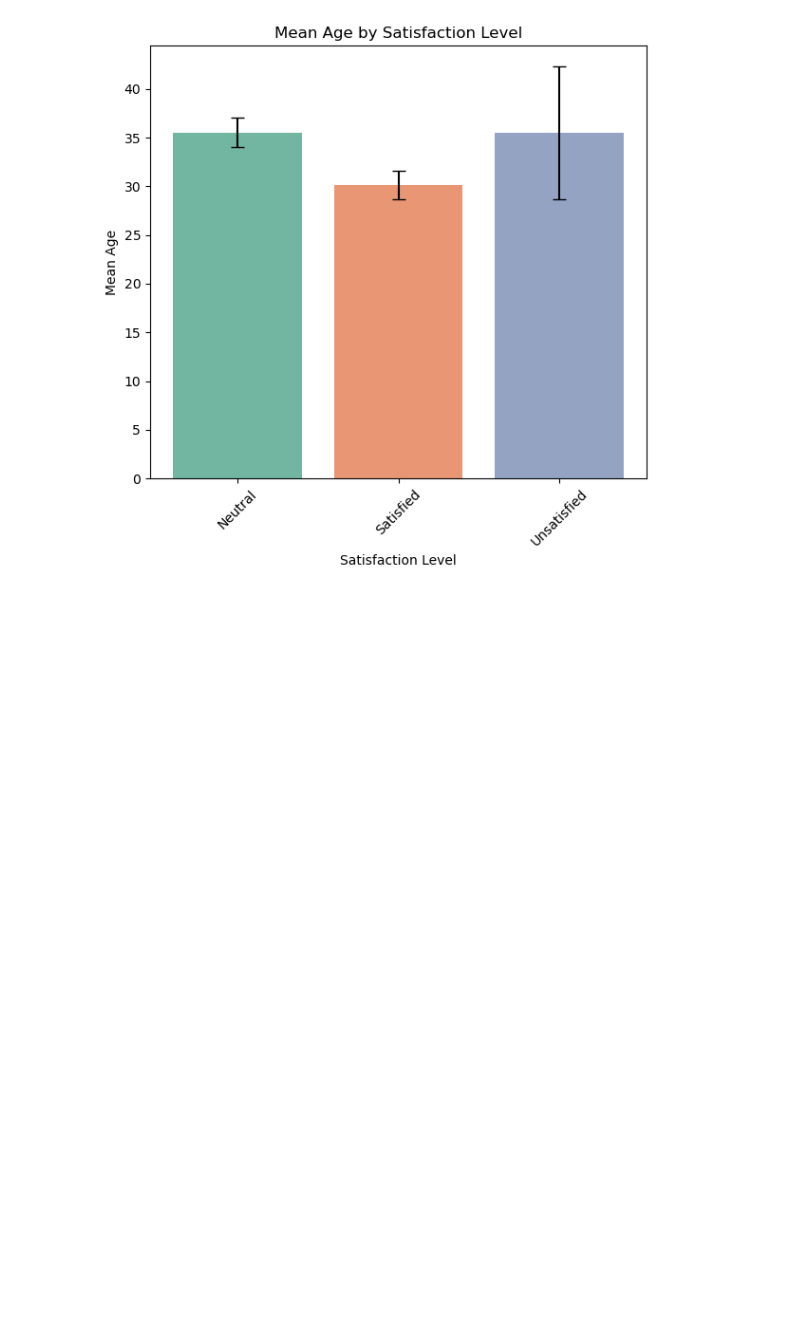
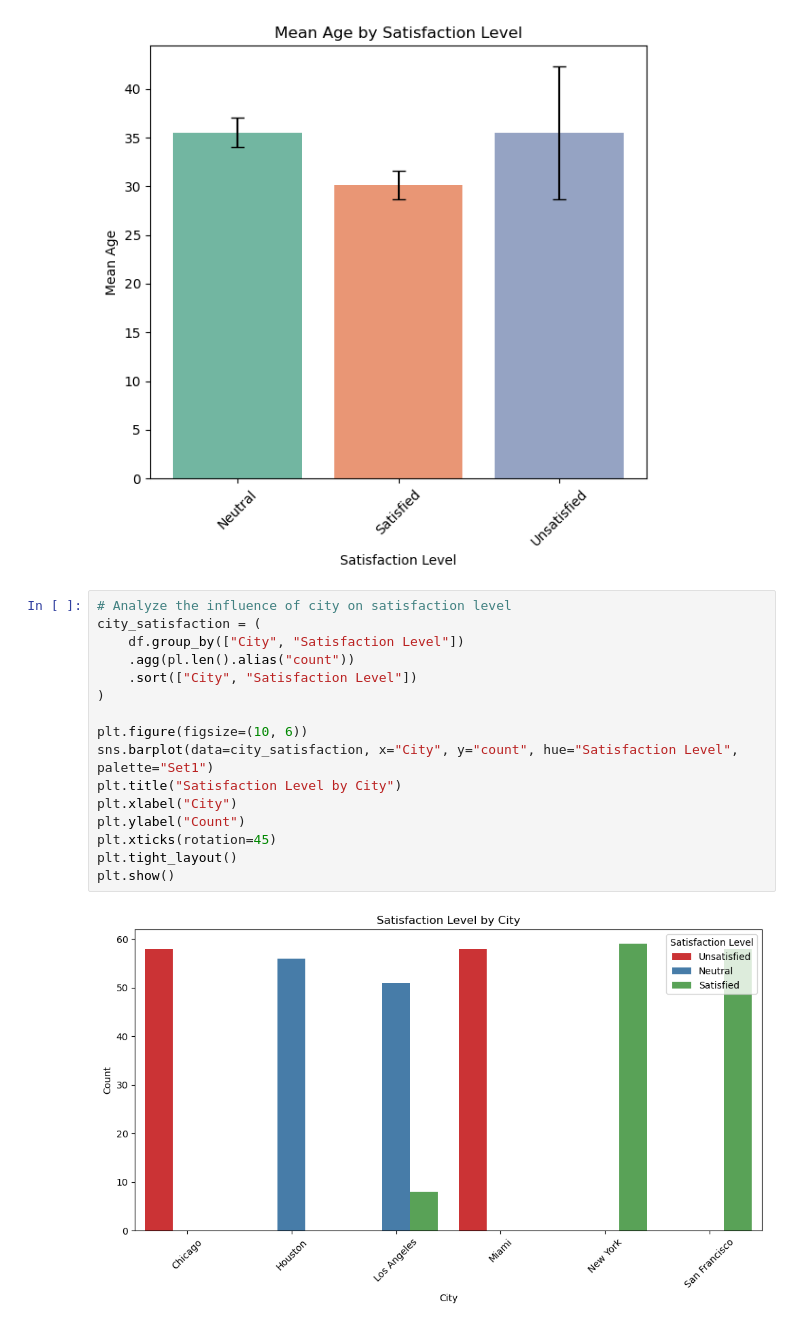
Before and after one commit to KubaBogacz/WebSystemsAnalysis, a Jupyter notebook: AoWBSProject2/task_1.ipynb, the cells around one changed output. Drawn from its saved outputs; the diff is of its cells as text; blank space fills up the shorter version.

```diff
--- a/AoWBSProject2/task_1.ipynb
+++ b/AoWBSProject2/task_1.ipynb
@@ -211,3 +211,21 @@ plt.tight_layout()
 plt.show()
 # %% [output]
 [figure]
+# %%
+# Analyze the influence of city on satisfaction level
+city_satisfaction = (
+    df.group_by(["City", "Satisfaction Level"])
+    .agg(pl.len().alias("count"))
+    .sort(["City", "Satisfaction Level"])
+)
+
+plt.figure(figsize=(10, 6))
+sns.barplot(data=city_satisfaction, x="City", y="count", hue="Satisfaction Level", palette="Set1")
+plt.title("Satisfaction Level by City")
+plt.xlabel("City")
+plt.ylabel("Count")
+plt.xticks(rotation=45)
+plt.tight_layout()
+plt.show()
+# %% [output]
+[figure, added]
```
Also changed, not shown: parts of 2 cells of this notebook, 2 other files.
